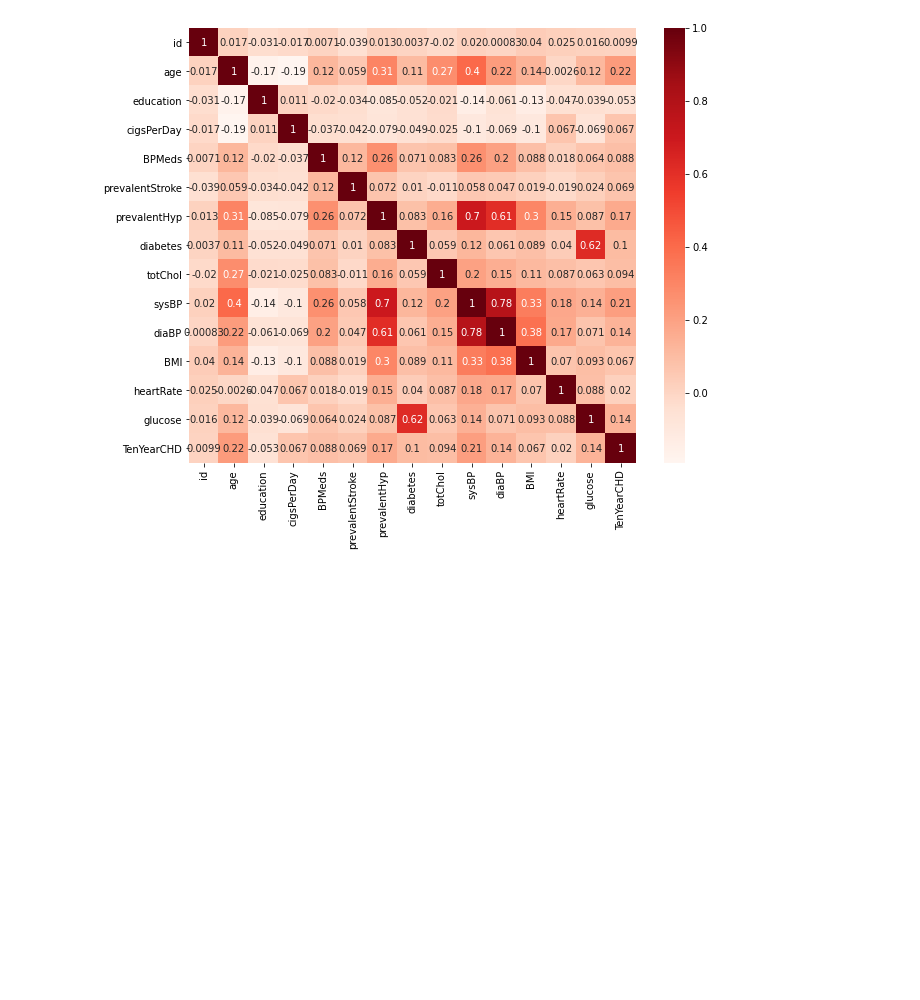
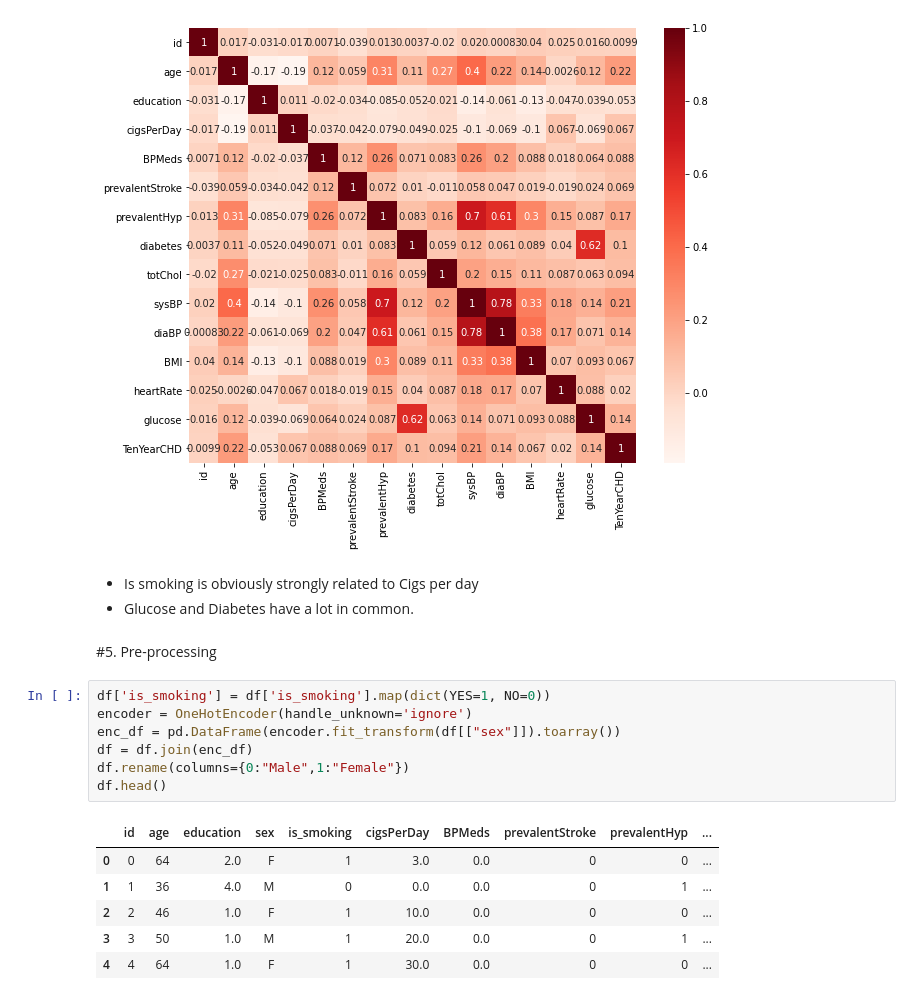
Before and after one commit to estoymukundjha/Cardiovascular-Risk-Pediction, a Jupyter notebook: Cardiovascular_Risk_Pediction.ipynb, the cells around one changed output. Saved outputs shown, nothing was run; the diff lists cells and outputs as text; blank space fills up the shorter version.

```diff
--- a/Cardiovascular_Risk_Pediction.ipynb
+++ b/Cardiovascular_Risk_Pediction.ipynb
@@ -171,3 +174,24 @@ sns.heatmap(cor, annot=True, cmap=plt.cm.Reds)
 plt.show()
 # %% [output]
 [figure]
+# %% [markdown]
+
+
+*   Is smoking is obviously strongly related to Cigs per day
+*   Glucose and Diabetes have a lot in common.
+# %% [markdown]
+#5. Pre-processing
+# %%
+df['is_smoking'] = df['is_smoking'].map(dict(YES=1, NO=0))
+encoder = OneHotEncoder(handle_unknown='ignore')
+enc_df = pd.DataFrame(encoder.fit_transform(df[["sex"]]).toarray())
+df = df.join(enc_df)
+df.rename(columns={0:"Male",1:"Female"})
+df.head()
+# %% [output]
+|  | id | age | education | sex | is_smoking | cigsPerDay | BPMeds | prevalentStroke | prevalentHyp | ... |
+| 0 | 0 | 64 | 2.0 | F | 1 | 3.0 | 0.0 | 0 | 0 | ... |
+| 1 | 1 | 36 | 4.0 | M | 0 | 0.0 | 0.0 | 0 | 1 | ... |
+| 2 | 2 | 46 | 1.0 | F | 1 | 10.0 | 0.0 | 0 | 0 | ... |
+| 3 | 3 | 50 | 1.0 | M | 1 | 20.0 | 0.0 | 0 | 1 | ... |
+| 4 | 4 | 64 | 1.0 | F | 1 | 30.0 | 0.0 | 0 | 0 | ... |
```
Also changed, not shown: parts of 4 cells of this notebook.
